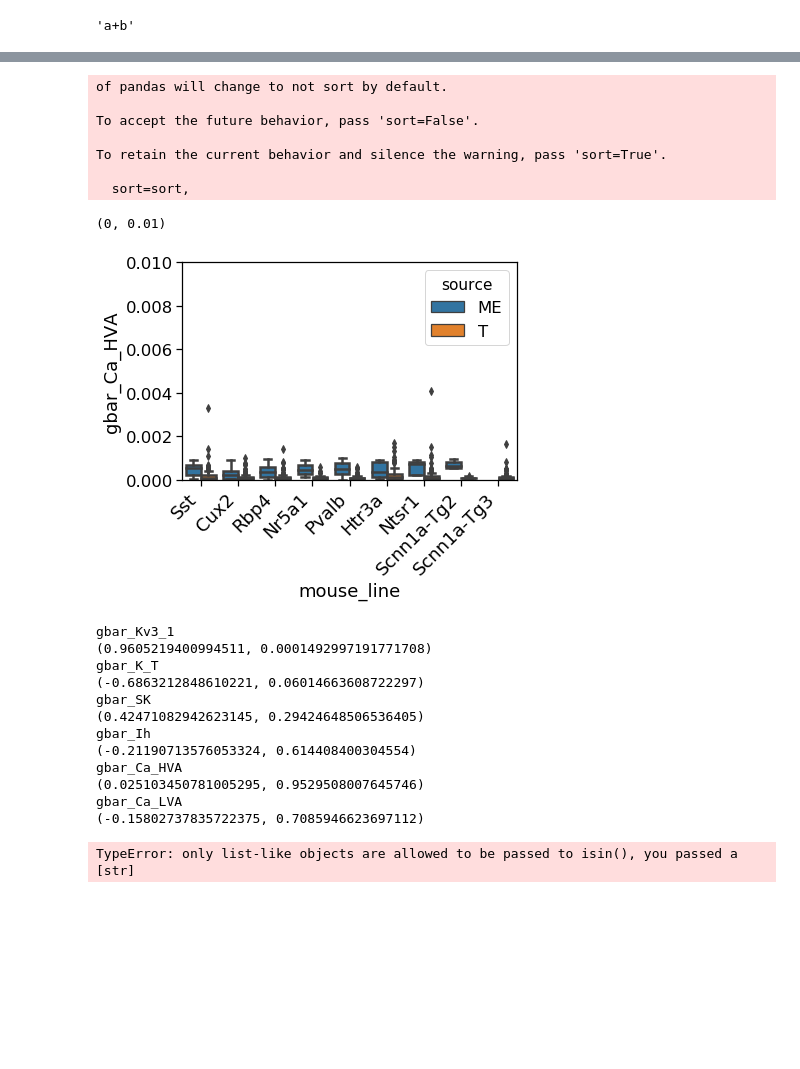
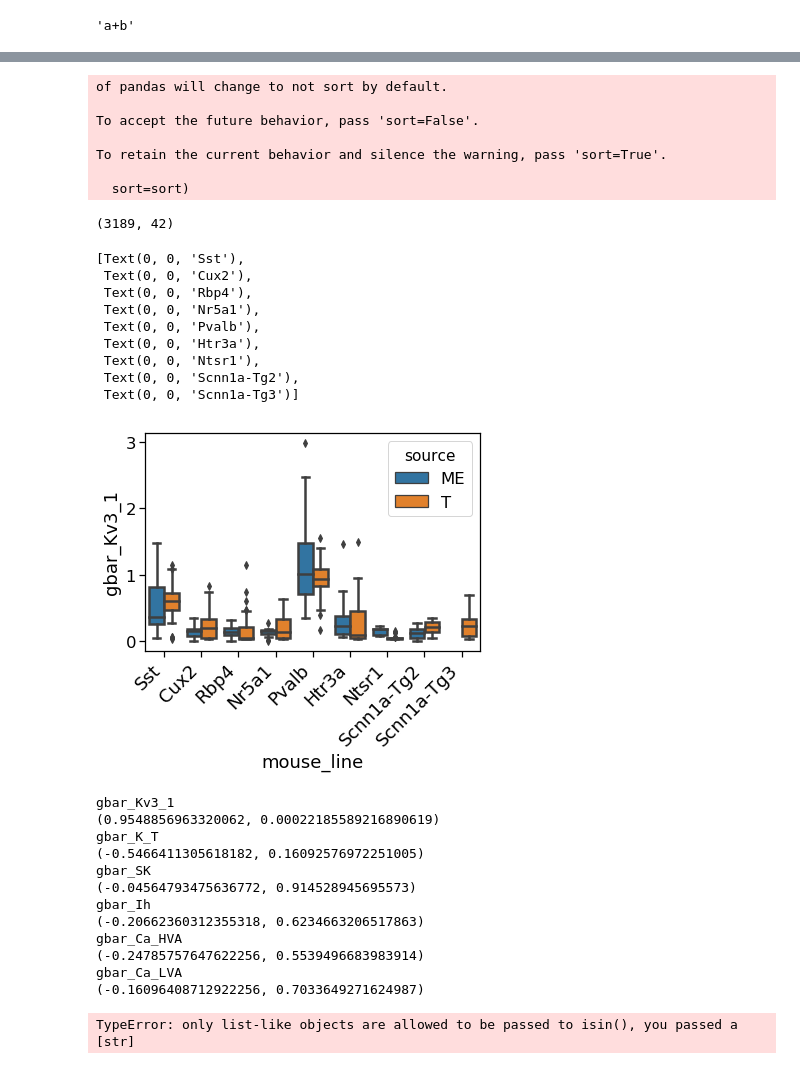
Before and after one commit to allen19981/Conductance_Parameter, a Jupyter notebook: Predictive_comparison.ipynb, the cells around one changed output, grey strips where cells are left out. Cells and saved outputs as stored; diff of their text form; code cells hidden in the pictures; blank space fills up the shorter version.

Commit message:
more changes to predictive models

```diff
--- a/Predictive_comparison.ipynb
+++ b/Predictive_comparison.ipynb
@@ -380,7 +385,8 @@ def get_cond_stat_models(parameter_type, gene_symbol_list, df):
 
     graph_spec.columns = flatten([graph_spec.columns[0], gene_symbol_list])
 
-    gamma_model = smf.glm(formula = formula, data = graph_spec, family=sm.families.Gamma())
+    link_fxn = sm.families.links.log
+    gamma_model = smf.glm(formula = formula, data = graph_spec, family=sm.families.Gaussian(link=link_fxn))
     fit_model = gamma_model.fit()
     return(fit_model)
 
@@ -486,27 +487,40 @@ To accept the future behavior, pass 'sort=False'.
 
 To retain the current behavior and silence the warning, pass 'sort=True'.
 
-  sort=sort,
+  sort=sort)
+# %%
+new_new_df.shape
+# %% [output]
+(3189, 42)
 # %%
-cond = "gbar_Ca_HVA"
+cond = "gbar_Kv3_1"
 ax = sns.boxplot(x="mouse_line", y=cond, hue = 'source', data=new_new_df)
 
 
 ax.set_xticklabels(
     ax.get_xticklabels(),
     rotation=45,
     horizontalalignment='right',
     fontweight='light',
     fontsize='medium'
 
 )
 #ax.set(yscale = "log")
-ax.set_ylim([0, .01 ])
+#ax.set_ylim([0, 3 ])
 # %% [output]
-(0, 0.01)
+[Text(0, 0, 'Sst'),
+ Text(0, 0, 'Cux2'),
+ Text(0, 0, 'Rbp4'),
+ Text(0, 0, 'Nr5a1'),
+ Text(0, 0, 'Pvalb'),
+ Text(0, 0, 'Htr3a'),
+ Text(0, 0, 'Ntsr1'),
+ Text(0, 0, 'Scnn1a-Tg2'),
+ Text(0, 0, 'Scnn1a-Tg3')]
-[figure, old version]
+[figure, new version]
 # %%
 from scipy.stats.stats import pearsonr
+from sklearn import metrics
 new_new_df = new_new_df.groupby(['mouse_line', 'source']).agg({'gbar_Kv3_1': 'median', 'gbar_SK': 'median',
                                                   'gbar_K_T': 'median', 'gbar_Ih': 'median',
                                                      'gbar_Ca_HVA': 'median', 'gbar_Ca_LVA': 'median'}).reset_index()
@@ -519,6 +533,8 @@ for cond in related_RNA.keys():
     t_vals = new_new_df.loc[new_new_df['source'] == 'T'][cond]
     #print(t_vals)
     print(pearsonr(me_vals, t_vals[0:8]))
+    #print()
+    #print(metrics.r2_score(me_vals, t_vals[0:8]))
 
     # })
 # m.name = 'MEDIAN'
@@ -526,17 +542,17 @@ for cond in related_RNA.keys():
 # print df.join(m, on=['COL1', 'COL2'])
 # %% [output]
 gbar_Kv3_1
-(0.9605219400994511, 0.0001492997191771708)
+(0.9548856963320062, 0.00022185589216890619)
 gbar_K_T
-(-0.6863212848610221, 0.06014663608722297)
+(-0.5466411305618182, 0.16092576972251005)
 gbar_SK
-(0.42471082942623145, 0.29424648506536405)
+(-0.04564793475636772, 0.914528945695573)
 gbar_Ih
-(-0.21190713576053324, 0.614408400304554)
+(-0.20662360312355318, 0.6234663206517863)
 gbar_Ca_HVA
-(0.025103450781005295, 0.9529508007645746)
+(-0.24785757647622256, 0.5539496683983914)
 gbar_Ca_LVA
-(-0.15802737835722375, 0.7085946623697112)
+(-0.16096408712922256, 0.7033649271624987)
 # %%
 import matplotlib.gridspec as gridspec
 # Initialize the grid with 3 rows and 3 columns
```
Also changed, not shown: parts of 6 cells of this notebook.
